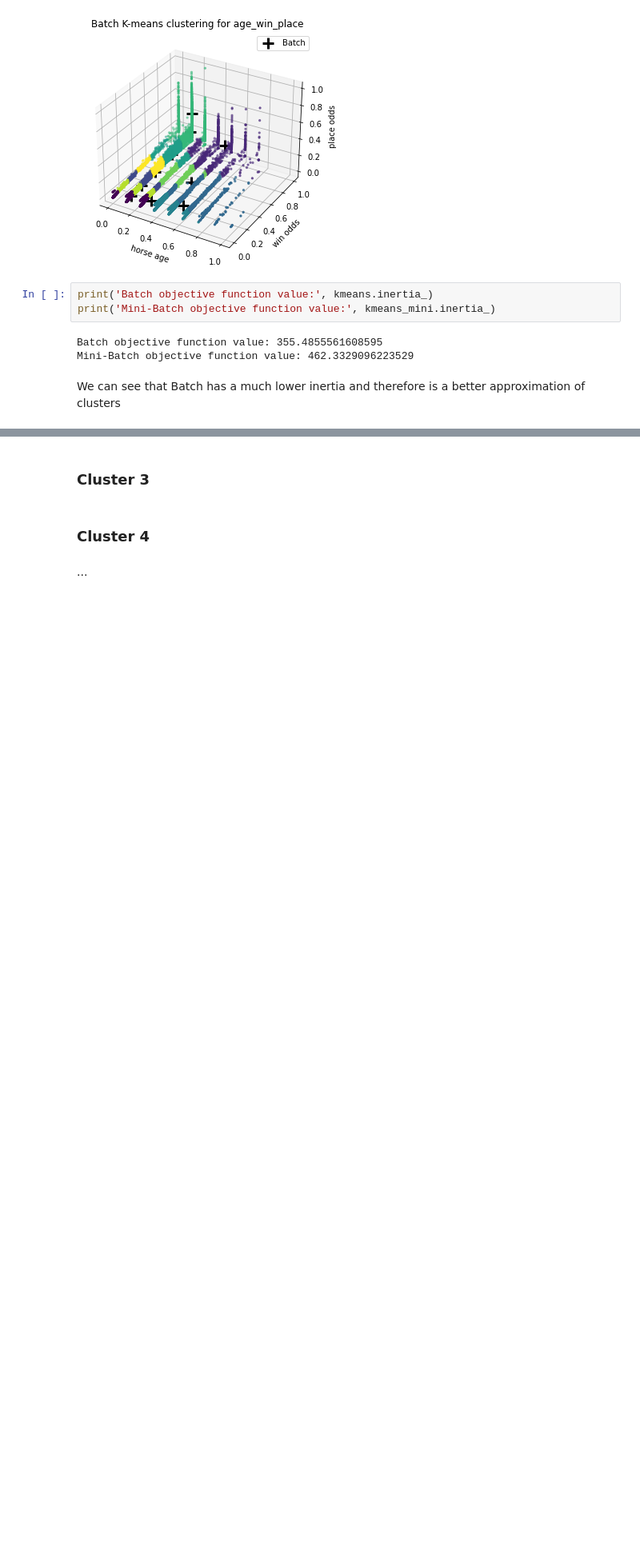
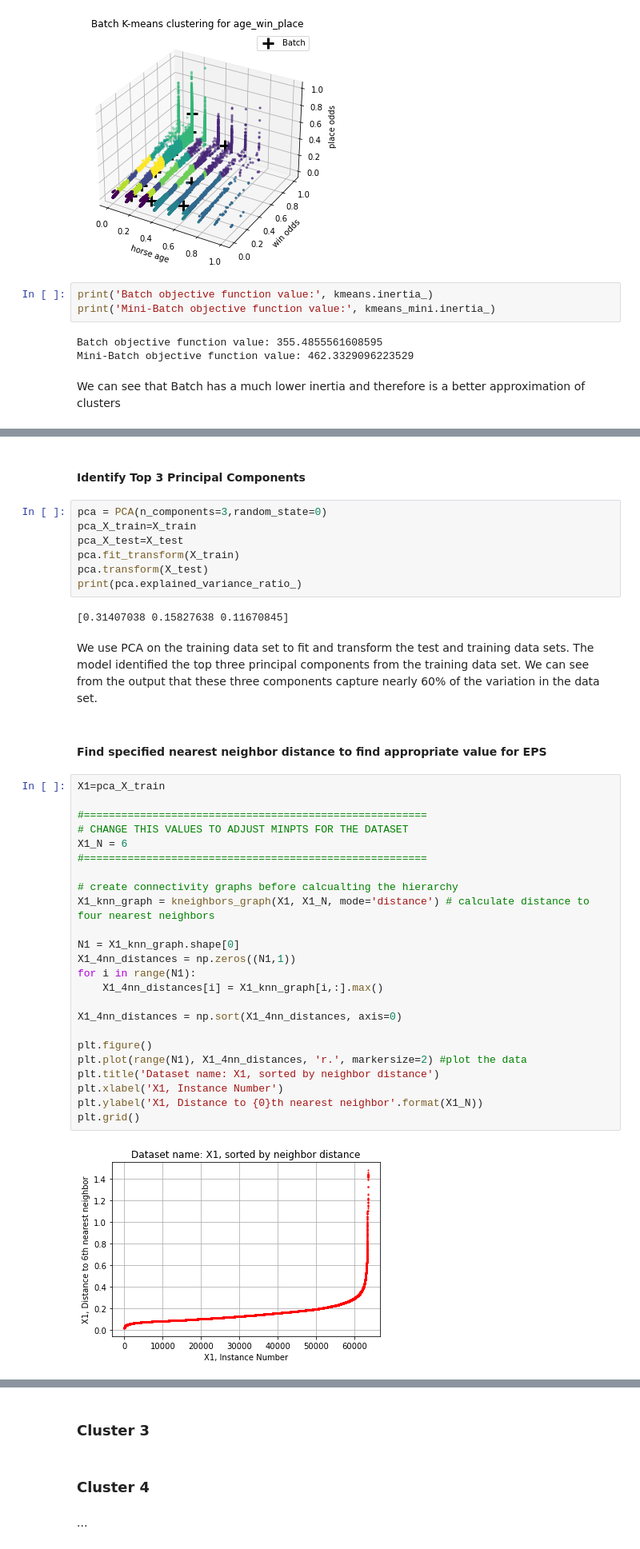
Before and after one commit to C-Stewart-GH/Hong_Kong_Horse_Racing_Project, a Jupyter notebook: Project3/Cameron_Lab3.ipynb, the cells around one changed output, grey strips where cells are left out. Shown at 80% size. Cells and saved outputs as stored; diff of their text form; blank space fills up the shorter version.

```diff
--- a/Project3/Cameron_Lab3.ipynb
+++ b/Project3/Cameron_Lab3.ipynb
@@ -711,0 +577,41 @@ When Trees = 75
+# %% [markdown]
+#### Identify Top 3 Principal Components
+# %%
+pca = PCA(n_components=3,random_state=0)
+pca_X_train=X_train
+pca_X_test=X_test
+pca.fit_transform(X_train)
+pca.transform(X_test)
+print(pca.explained_variance_ratio_)
+# %% [output]
+[0.31407038 0.15827638 0.11670845]
+# %% [markdown]
+We use PCA on the training data set to fit and transform the test and training data sets. The model identified the top three principal components from the training data set. We can see from the output that these three components capture nearly 60% of the variation in the data set.
+# %% [markdown]
+#### Find specified nearest neighbor distance to find appropriate value for EPS
+# %%
+X1=pca_X_train
+
+#=======================================================
+# CHANGE THIS VALUES TO ADJUST MINPTS FOR THE DATASET
+X1_N = 6
+#=======================================================
+
+# create connectivity graphs before calcualting the hierarchy
+X1_knn_graph = kneighbors_graph(X1, X1_N, mode='distance') # calculate distance to four nearest neighbors
+
+N1 = X1_knn_graph.shape[0]
+X1_4nn_distances = np.zeros((N1,1))
+for i in range(N1):
+    X1_4nn_distances[i] = X1_knn_graph[i,:].max()
+
+X1_4nn_distances = np.sort(X1_4nn_distances, axis=0)
+
+plt.figure()
+plt.plot(range(N1), X1_4nn_distances, 'r.', markersize=2) #plot the data
+plt.title('Dataset name: X1, sorted by neighbor distance')
+plt.xlabel('X1, Instance Number')
+plt.ylabel('X1, Distance to {0}th nearest neighbor'.format(X1_N))
+plt.grid()
+# %% [output]
+[figure, added]
```
Also changed, not shown: parts of 113 cells of this notebook, 1 other file.
